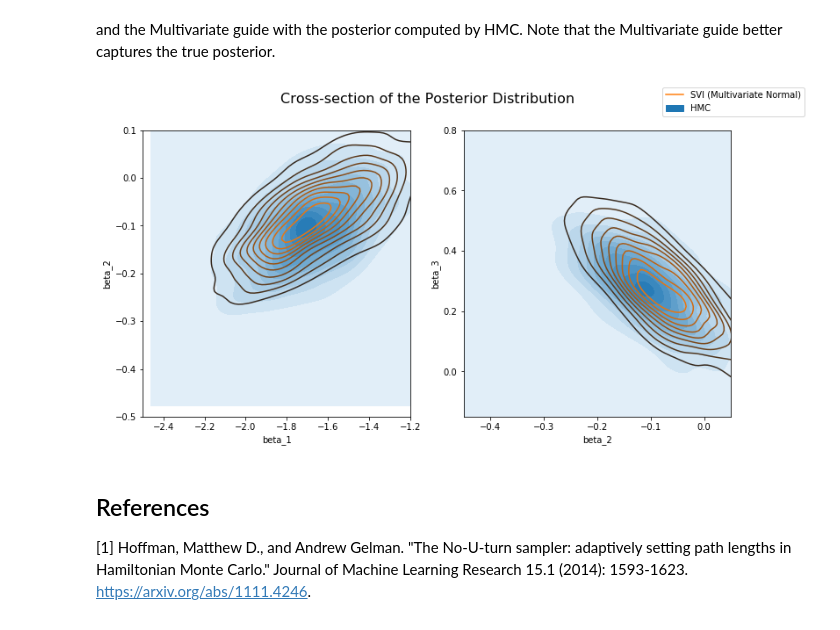
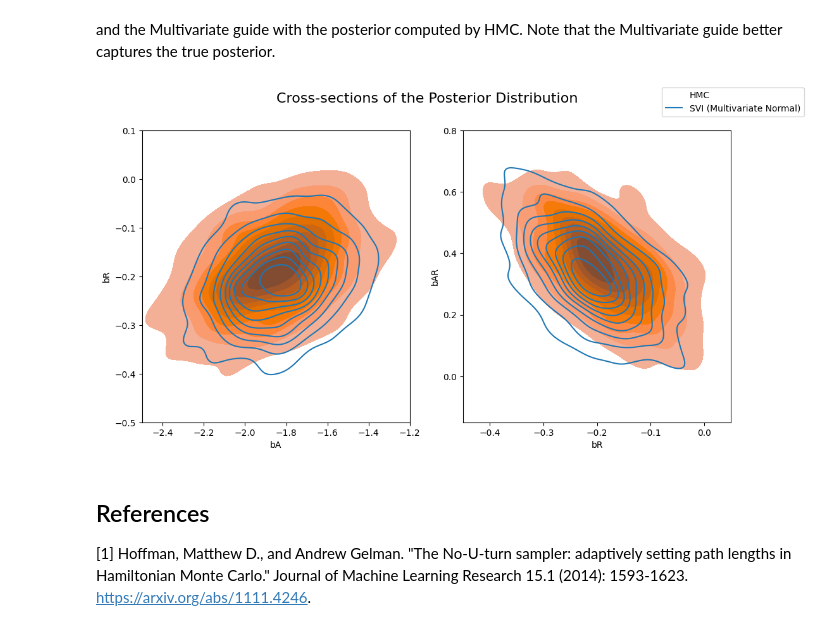
Before and after one commit to akucukelbir/probprog-finalproject, a Jupyter notebook: notebook-example/bayesian_regression_example.ipynb, the cells around one changed output. Cells and saved outputs as stored; diff of their text form; code cells hidden in the pictures.

```diff
--- a/notebook-example/bayesian_regression_example.ipynb
+++ b/notebook-example/bayesian_regression_example.ipynb
@@ -284,15 +264,5 @@ from pyro.infer.autoguide.initialization import init_to_mean
 
 guide = AutoMultivariateNormal(model, init_loc_fn=init_to_mean)
 
-svi = SVI(model,
-          guide,
-          optim.Adam({"lr": .005}),
-          loss=Trace_ELBO(),
-          num_samples=1000)
-
-pyro.clear_param_store()
-for i in range(num_iters):
-    elbo = svi.step(is_cont_africa, ruggedness, log_gdp)
-    if i % 500 == 0:
-        logging.info("Elbo loss: {}".format(elbo))
+train_via_opt(model, guide, lr=0.01)
 # %% [output]
@@ -347,20 +277,17 @@ Elbo loss: 284.7123777978122
 # %% [markdown]
 Let's look at the shape of the posteriors again.  You can see the multivariate guide is able to capture more of the true posterior.
 # %%
-svi_mvn_posterior = svi.run(log_gdp, is_cont_africa, ruggedness)
-svi_mvn_samples = {site: EmpiricalMarginal(svi_mvn_posterior, sites=site).enumerate_support()
-                         .detach().cpu().numpy()
-                   for site in sites}
+predictive = Predictive(model, guide=guide, num_samples=num_samples)
+svi_mvn_samples = {k: v.reshape(num_samples).detach().cpu().numpy()
+                   for k, v in predictive(log_gdp, is_cont_africa, ruggedness).items()
+                   if k != "obs"}
 fig, axs = plt.subplots(nrows=2, ncols=2, figsize=(12, 10))
 fig.suptitle("Marginal Posterior density - Regression Coefficients", fontsize=16)
 for i, ax in enumerate(axs.reshape(-1)):
-    try:
-        site = sites[i]
-        sns.distplot(hmc_samples[site], ax=ax, label="HMC")
-        sns.distplot(svi_mvn_samples[site], ax=ax, label="SVI (Multivariate Normal)")
-        ax.set_title(site)
-    except:
-        pass
+    site = sites[i]
+    sns.kdeplot(svi_mvn_samples[site], ax=ax, label="SVI (Multivariate Normal)")
+    sns.kdeplot(hmc_samples[site], ax=ax, label="HMC")
+    ax.set_title(site)
 handles, labels = ax.get_legend_handles_labels()
 fig.legend(handles, labels, loc='upper right');
 # %% [output]
@@ -371,17 +298,17 @@ Now let's compare the posterior computed by the Diagonal Normal guide vs the Mul
 and the Multivariate guide with the posterior computed by HMC.  Note that the Multivariate guide better captures the true posterior.
 # %%
 fig, axs = plt.subplots(nrows=1, ncols=2, figsize=(12, 6))
-fig.suptitle("Cross-section of the Posterior Distribution", fontsize=16)
-sns.kdeplot(hmc_samples["beta_1"], hmc_samples["beta_2"], ax=axs[0], shade=True, label="HMC")
-sns.kdeplot(svi_mvn_samples["beta_1"], svi_mvn_samples["beta_2"], ax=axs[0], label="SVI (Multivariate Normal)")
-axs[0].set(xlabel="beta_1", ylabel="beta_2", xlim=(-2.5, -1.2), ylim=(-0.5, 0.1))
-sns.kdeplot(hmc_samples["beta_2"], hmc_samples["beta_3"], ax=axs[1], shade=True, label="HMC")
-sns.kdeplot(svi_mvn_samples["beta_2"], svi_mvn_samples["beta_3"], ax=axs[1], label="SVI (Multivariate Normal)")
-axs[1].set(xlabel="beta_2", ylabel="beta_3", xlim=(-0.45, 0.05), ylim=(-0.15, 0.8))
+fig.suptitle("Cross-sections of the Posterior Distribution", fontsize=16)
+sns.kdeplot(hmc_samples["bA"], y=hmc_samples["bR"], ax=axs[0], shade=True, label="HMC", color="tab:orange")
+sns.kdeplot(svi_mvn_samples["bA"], y=svi_mvn_samples["bR"], ax=axs[0], label="SVI (Multivariate Normal)")
+axs[0].set(xlabel="bA", ylabel="bR", xlim=(-2.5, -1.2), ylim=(-0.5, 0.1))
+sns.kdeplot(hmc_samples["bR"], y=hmc_samples["bAR"], ax=axs[1], shade=True, label="HMC", color="tab:orange")
+sns.kdeplot(svi_mvn_samples["bR"], y=svi_mvn_samples["bAR"], ax=axs[1], label="SVI (Multivariate Normal)")
+axs[1].set(xlabel="bR", ylabel="bAR", xlim=(-0.45, 0.05), ylim=(-0.15, 0.8))
 handles, labels = axs[1].get_legend_handles_labels()
 fig.legend(handles, labels, loc='upper right');
 # %% [output]
-[figure, old version]
+[figure, new version]
 # %% [markdown]
 ## References
 [1] Hoffman, Matthew D., and Andrew Gelman. "The No-U-turn sampler: adaptively setting path lengths in Hamiltonian Monte Carlo." Journal of Machine Learning Research 15.1 (2014): 1593-1623.  https://arxiv.org/abs/1111.4246.
```
Also changed, not shown: parts of 27 cells of this notebook, 3 other files.
